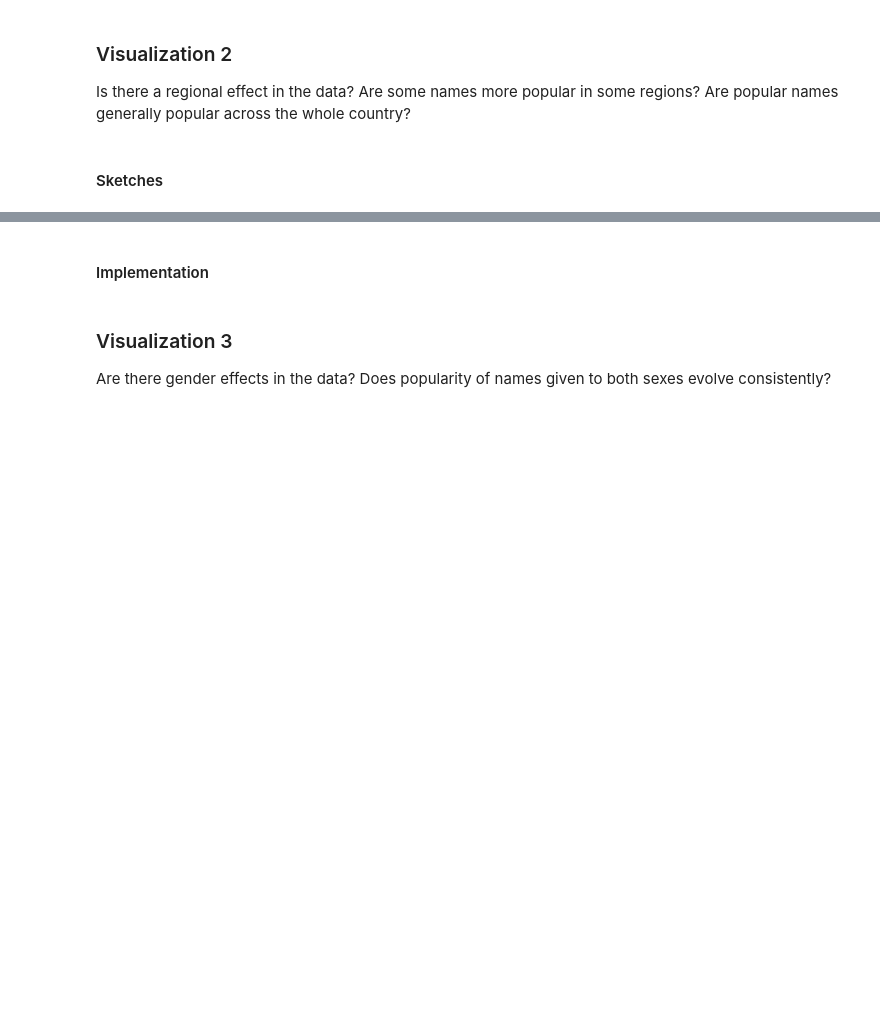
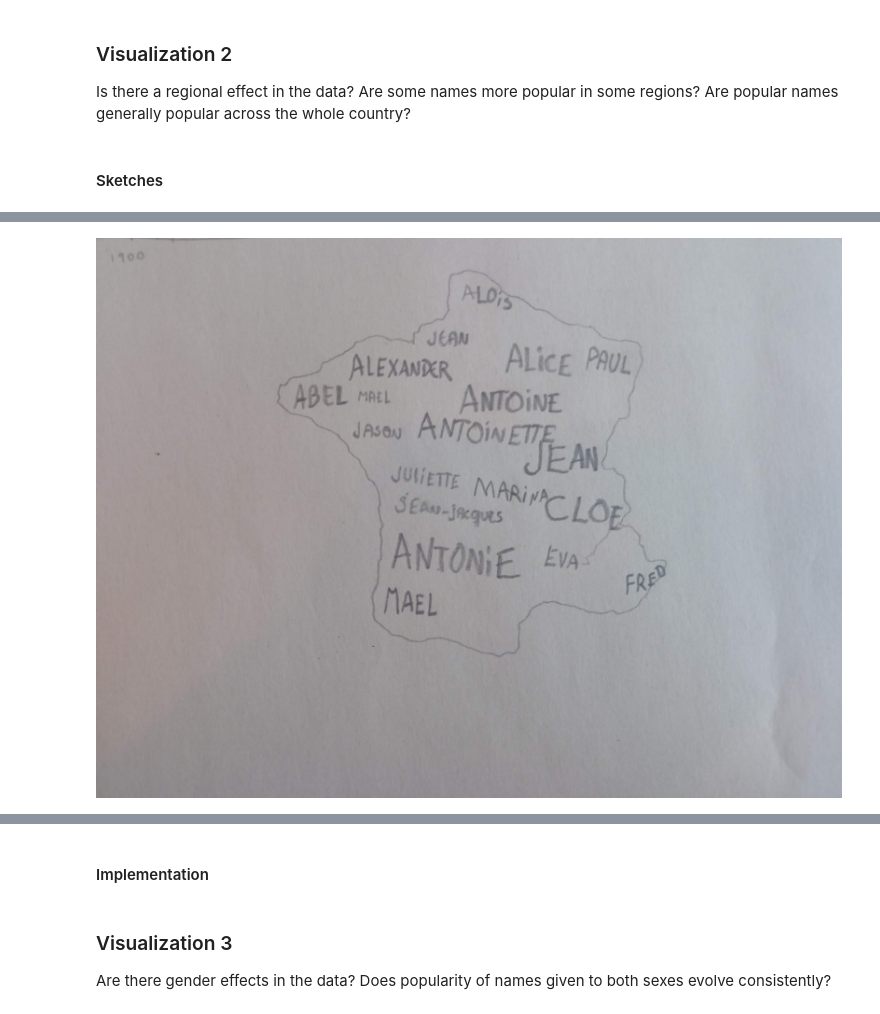
Before and after one commit to liadsantos/baby_names_visualization, a Jupyter notebook: notebook.ipynb, the cells around one changed output, grey strips where cells are left out. Saved outputs shown, nothing was run; the diff lists cells and outputs as text; code cells hidden in the pictures; blank space fills up the shorter version.

```diff
--- a/notebook.ipynb
+++ b/notebook.ipynb
@@ -85,0 +90,4 @@ Is there a regional effect in the data? Are some names more popular in some regi
+# %%
+Image(filename="./images/vizu2.2.jpg")
+# %% [output]
+[figure, added]
```
Also changed, not shown: parts of 4 cells of this notebook.
